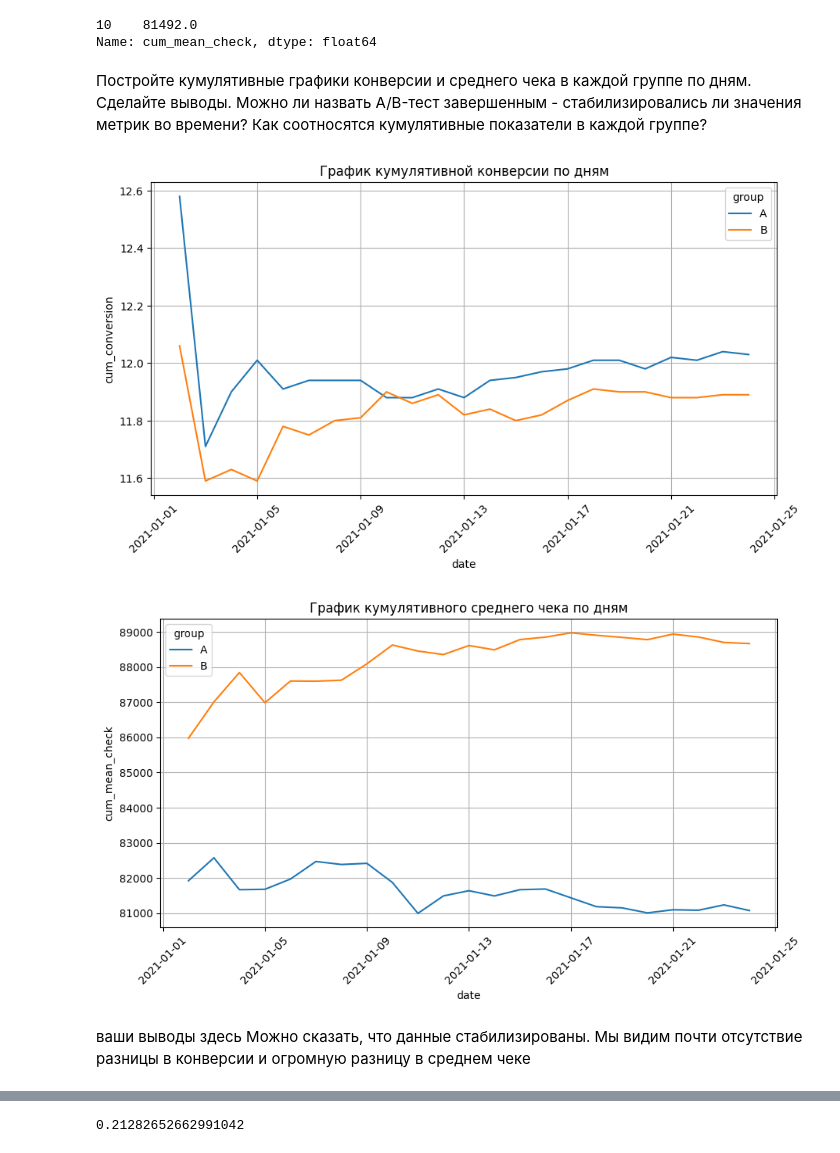
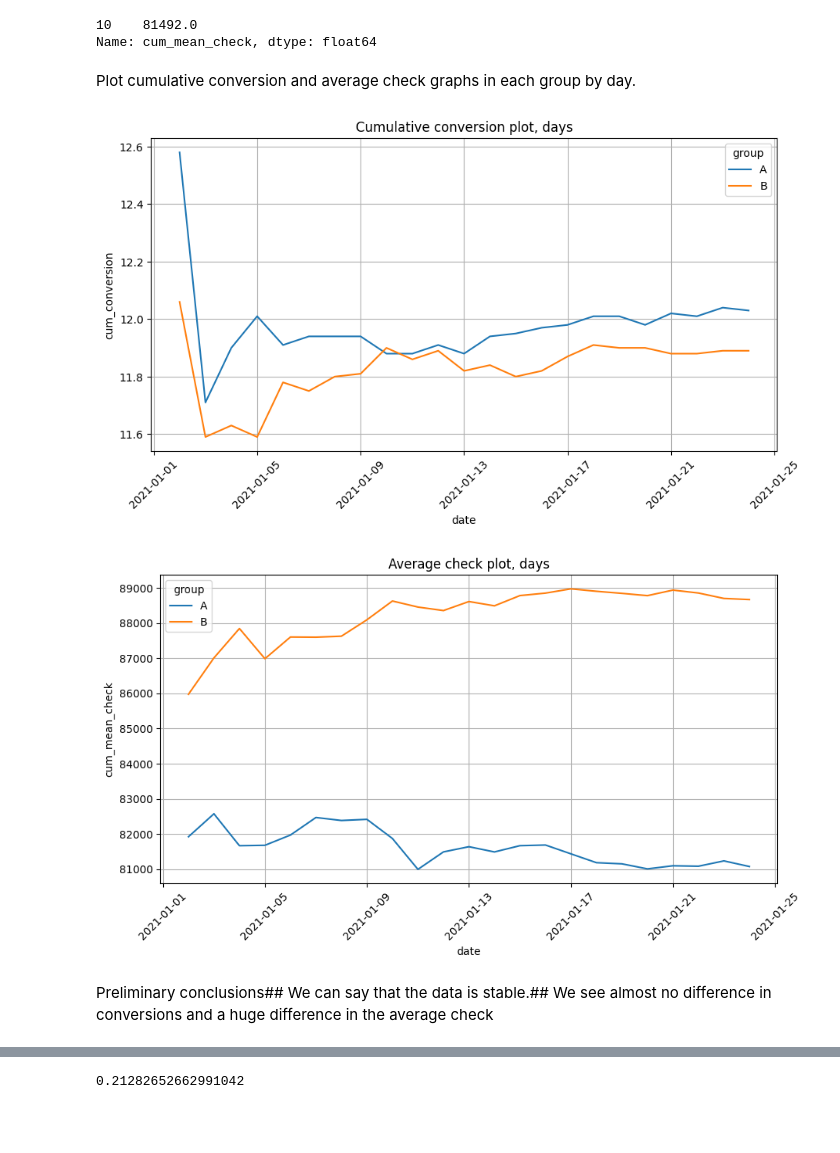
Before and after one commit to annamalkova8/A-B-testing-of-new-web-site-in-tours-sale, a Jupyter notebook: EDA_5_Malkova.ipynb, the cells around one changed output, grey strips where cells are left out. Cells and saved outputs as stored; diff of their text form; code cells hidden in the pictures; blank space fills up the shorter version.

```diff
--- a/EDA_5_Malkova.ipynb
+++ b/EDA_5_Malkova.ipynb
@@ -285,27 +204,27 @@ df_daily[(df_daily['date']=='2021-01-12')&(df_daily['group']=='A')]['cum_mean_ch
 10    81492.0
 Name: cum_mean_check, dtype: float64
 # %% [markdown]
-Постройте кумулятивные графики конверсии и среднего чека в каждой группе по дням. Сделайте выводы. Можно ли назвать A/B-тест завершенным - стабилизировались ли значения метрик во времени? Как соотносятся кумулятивные показатели в каждой группе?
+Plot cumulative conversion and average check graphs in each group by day.
 # %%
-# ваш код здесь
 fig = plt.figure(figsize=(8, 4))
 ax = fig.add_axes([1, 1, 1, 1])
 sns.lineplot(x='date', y='cum_conversion', data=df_daily, hue='group', ax=ax)
-ax.set_title('График кумулятивной конверсии по дням')
+ax.set_title('Cumulative conversion plot, days')
 ax.xaxis.set_tick_params(rotation = 45)
 ax.grid(True);
 # %% [output]
-[figure, old version]
+[figure, new version]
 # %%
 fig = plt.figure(figsize=(8, 4))
 ax = fig.add_axes([1, 1, 1, 1])
 sns.lineplot(x='date', y='cum_mean_check', data=df_daily, hue='group', ax=ax)
-ax.set_title('График кумулятивного среднего чека по дням')
+ax.set_title('Average check plot, days')
 ax.xaxis.set_tick_params(rotation = 45)
 ax.grid(True);
 # %% [output]
-[figure, old version]
+[figure, new version]
 # %% [markdown]
-ваши выводы здесь
-Можно сказать, что данные стабилизированы. Мы видим почти отсутствие разницы в конверсии и огромную разницу в среднем чеке
+Preliminary conclusions##
+We can say that the data is stable.##
+We see almost no difference in conversions and a huge difference in the average check
 # %% [markdown]
```
Also changed, not shown: parts of 63 cells of this notebook.
